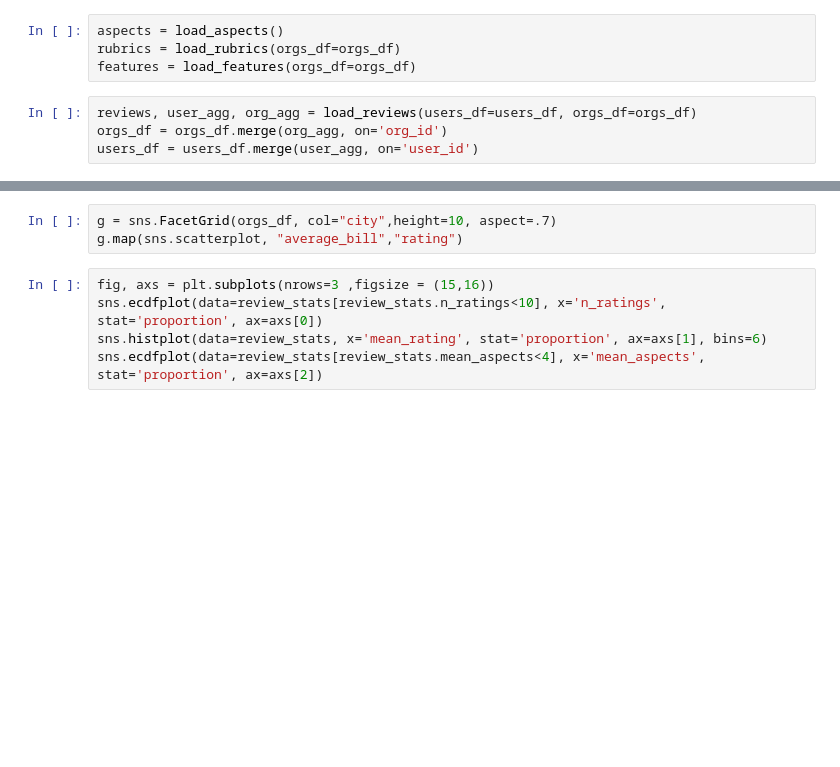
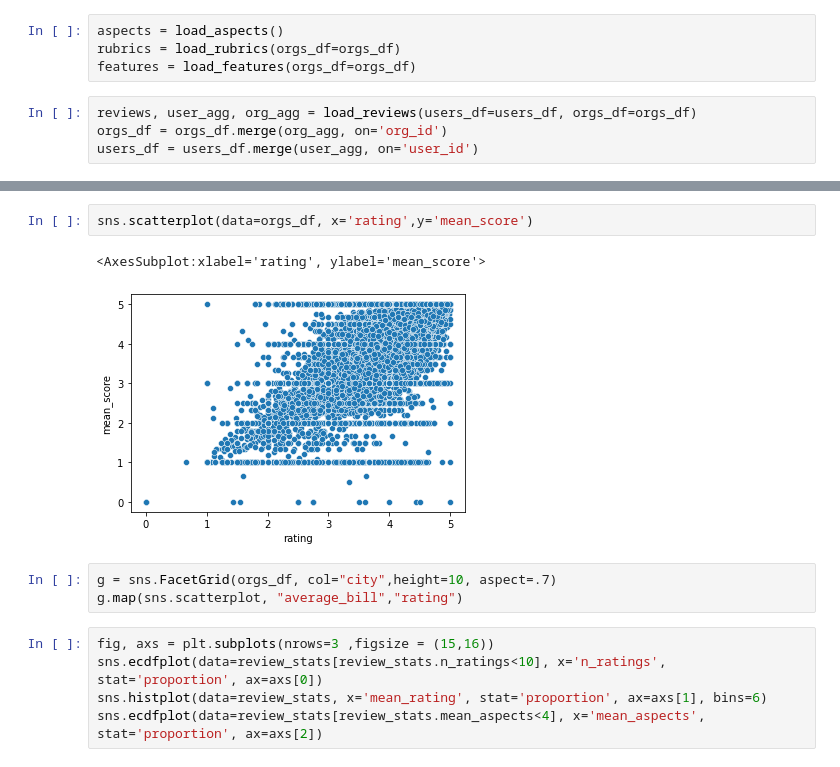
Before and after one commit to rodrask/yndx-contest-2021, a Jupyter notebook: recsys/recsys_expl.ipynb, the cells around one changed output, grey strips where cells are left out. Saved outputs shown, nothing was run; the diff lists cells and outputs as text; blank space fills up the shorter version.

```diff
--- a/recsys/recsys_expl.ipynb
+++ b/recsys/recsys_expl.ipynb
@@ -33,3 +77,8 @@ sns.histplot(data=orgs_df, x='n_travels', ax=axs[5], hue='city', stat='percent',
+# %%
+sns.scatterplot(data=orgs_df, x='rating',y='mean_score')
+# %% [output]
+<AxesSubplot:xlabel='rating', ylabel='mean_score'>
+[figure, added]
 # %%
 g = sns.FacetGrid(orgs_df, col="city",height=10, aspect=.7)
 g.map(sns.scatterplot, "average_bill","rating")
```
Also changed, not shown: parts of 9 cells of this notebook, 4 other files.
